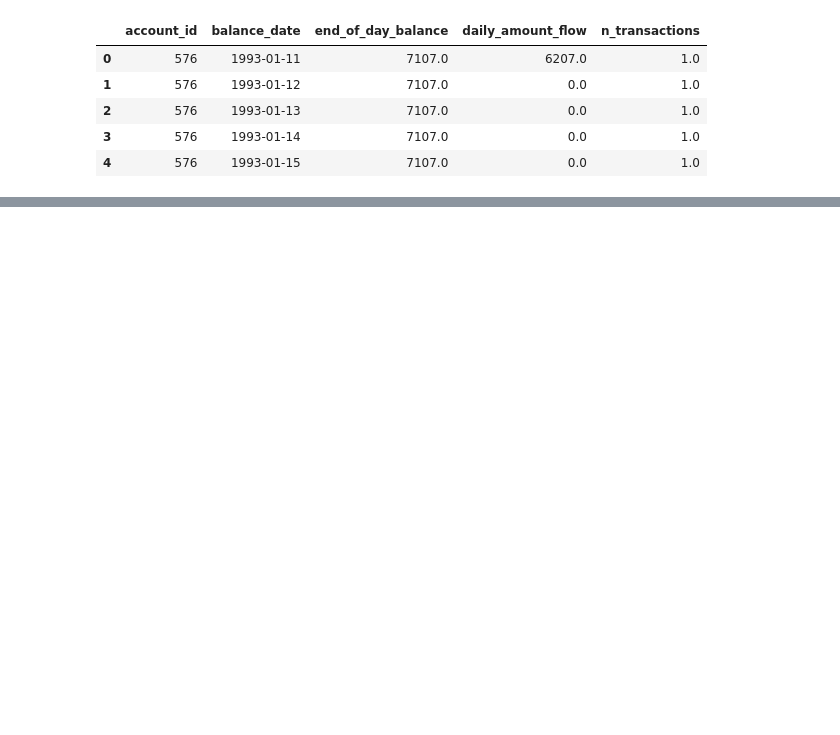
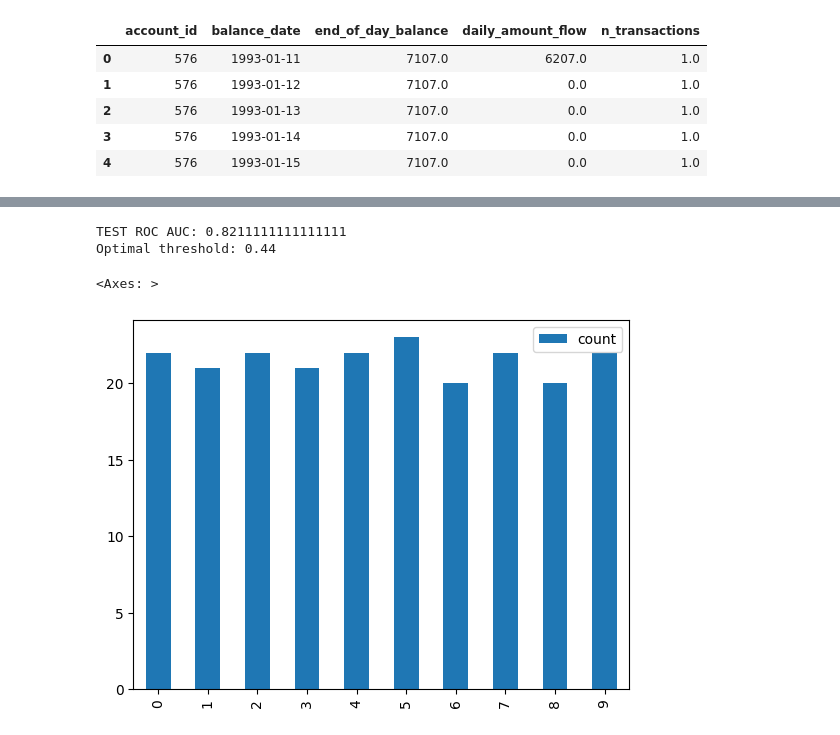
Before and after one commit to DataDavidProjects/berkabank, a Jupyter notebook: notebooks/feature_eng.ipynb, the cells around one changed output, grey strips where cells are left out. Cells and saved outputs as stored; diff of their text form; code cells hidden in the pictures; blank space fills up the shorter version.

```diff
--- a/notebooks/feature_eng.ipynb
+++ b/notebooks/feature_eng.ipynb
@@ -511,0 +503,2 @@ df_agg
+# %%
+core = pd.read_csv("../berkabank/primary/core.csv")
@@ -511,0 +519,2 @@ df_agg
+# %%
+model_matrix = df_agg_fel.reset_index().merge(core, on="account_id", how="inner").set_index("account_id")
@@ -511,0 +537,42 @@ df_agg
+# %%
+from sklearn.model_selection import StratifiedShuffleSplit
+
+from sklearn.ensemble import RandomForestClassifier
+from sklearn.metrics import roc_curve, auc
+import pandas as pd
+import json
+import numpy as np
+from google.cloud import storage
+import joblib
+
+# Split train and validation
+X = model_matrix.drop(["target"], axis=1)
+y = model_matrix["target"]
+
+# Balance cv and validation folds
+split = StratifiedShuffleSplit(n_splits=1, test_size=0.1, random_state=42)
+
+for train_index, test_index in split.split(X, y):
+    X_train, X_test = X.iloc[train_index], X.iloc[test_index]
+    y_train, y_test = y.iloc[train_index], y.iloc[test_index]
+
+# Pick the Model Estimator #TODO: serialize in input
+estimator = RandomForestClassifier()
+
+
+estimator.fit(X_train, y_train)
+y_scores = estimator.predict_proba(X_test)[:, 1]
+fpr, tpr, thresholds = roc_curve(y_test, y_scores)
+roc_auc = auc(fpr, tpr)
+optimal_idx = np.argmax(tpr - fpr)
+optimal_threshold = thresholds[optimal_idx]
+print(f"TEST ROC AUC: {roc_auc}")
+print(f"Optimal threshold: {optimal_threshold}")
+# %% [output]
+TEST ROC AUC: 0.8211111111111111
+Optimal threshold: 0.44
+# %%
+pd.DataFrame(pd.qcut(pd.Series(y_scores),10, labels=False).value_counts().sort_index()).plot(kind='bar')
+# %% [output]
+<Axes: >
+[figure, added]
```
Also changed, not shown: parts of 6 cells of this notebook.
